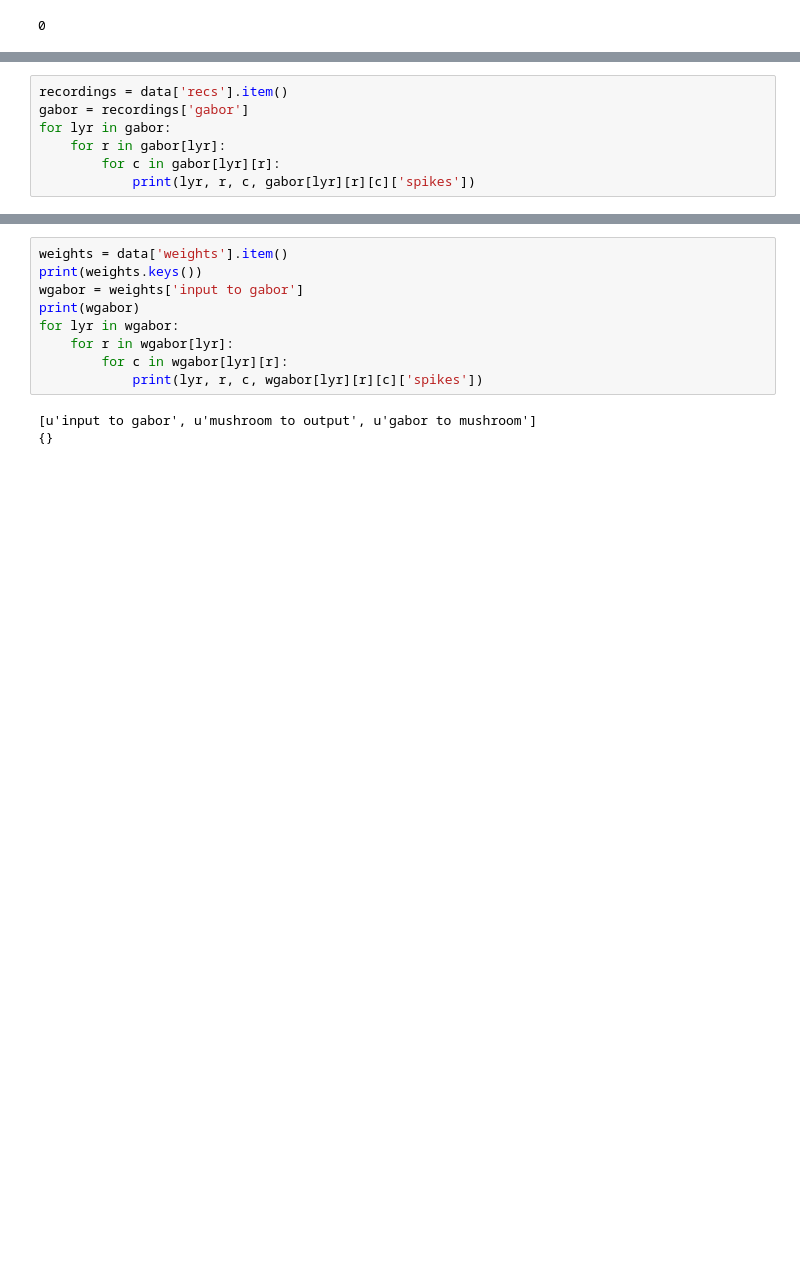
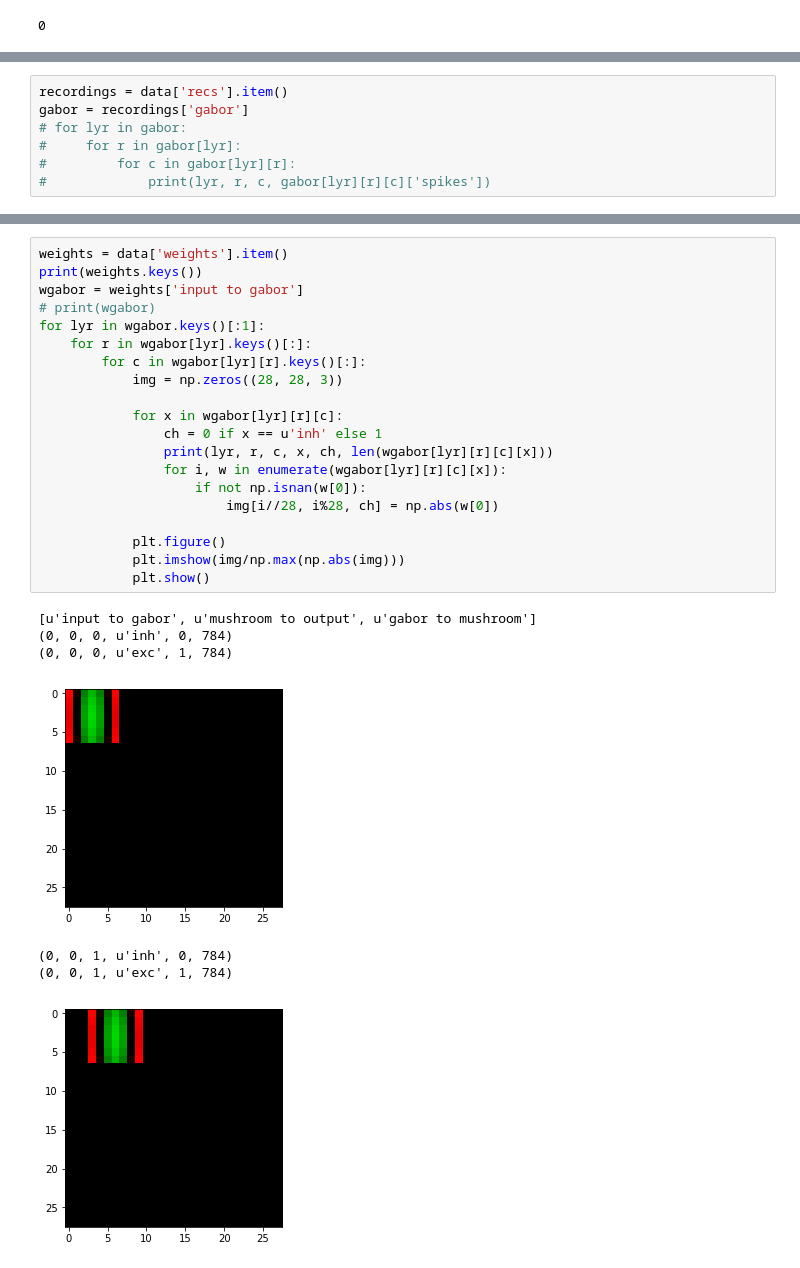
Before and after one commit to chanokin/brainscales-recognition, a Jupyter notebook: codebase/l2l/see_results_contents.ipynb, the cells around one changed output, grey strips where cells are left out. Cells and saved outputs as stored; diff of their text form; blank space fills up the shorter version.

Commit message:
seems to have good connections for gabor, still get the unable to pull "g" variable randomly

```diff
--- a/codebase/l2l/see_results_contents.ipynb
+++ b/codebase/l2l/see_results_contents.ipynb
@@ -58,7 +58,7 @@ for lyr in sorted(in_spikes.keys()):
 # %%
 recordings = data['recs'].item()
 gabor = recordings['gabor']
-for lyr in gabor:
-    for r in gabor[lyr]:
-        for c in gabor[lyr][r]:
-            print(lyr, r, c, gabor[lyr][r][c]['spikes'])
+# for lyr in gabor:
+#     for r in gabor[lyr]:
+#         for c in gabor[lyr][r]:
+#             print(lyr, r, c, gabor[lyr][r][c]['spikes'])
@@ -85,12 +70,28 @@ out = recordings['output']
 # %%
 weights = data['weights'].item()
 print(weights.keys())
 wgabor = weights['input to gabor']
-print(wgabor)
-for lyr in wgabor:
-    for r in wgabor[lyr]:
-        for c in wgabor[lyr][r]:
-            print(lyr, r, c, wgabor[lyr][r][c]['spikes'])
+# print(wgabor)
+for lyr in wgabor.keys()[:1]:
+    for r in wgabor[lyr].keys()[:]:
+        for c in wgabor[lyr][r].keys()[:]:
+            img = np.zeros((28, 28, 3))
+
+            for x in wgabor[lyr][r][c]:
+                ch = 0 if x == u'inh' else 1
+                print(lyr, r, c, x, ch, len(wgabor[lyr][r][c][x]))
+                for i, w in enumerate(wgabor[lyr][r][c][x]):
+                    if not np.isnan(w[0]):
+                        img[i//28, i%28, ch] = np.abs(w[0])
+
+            plt.figure()
+            plt.imshow(img/np.max(np.abs(img)))
+            plt.show()
 # %% [output]
 [u'input to gabor', u'mushroom to output', u'gabor to mushroom']
-{}
+(0, 0, 0, u'inh', 0, 784)
+(0, 0, 0, u'exc', 1, 784)
+[figure, added]
+(0, 0, 1, u'inh', 0, 784)
+(0, 0, 1, u'exc', 1, 784)
+[figure, added]
```
Also changed, not shown: parts of 6 cells of this notebook, 4 other files.
